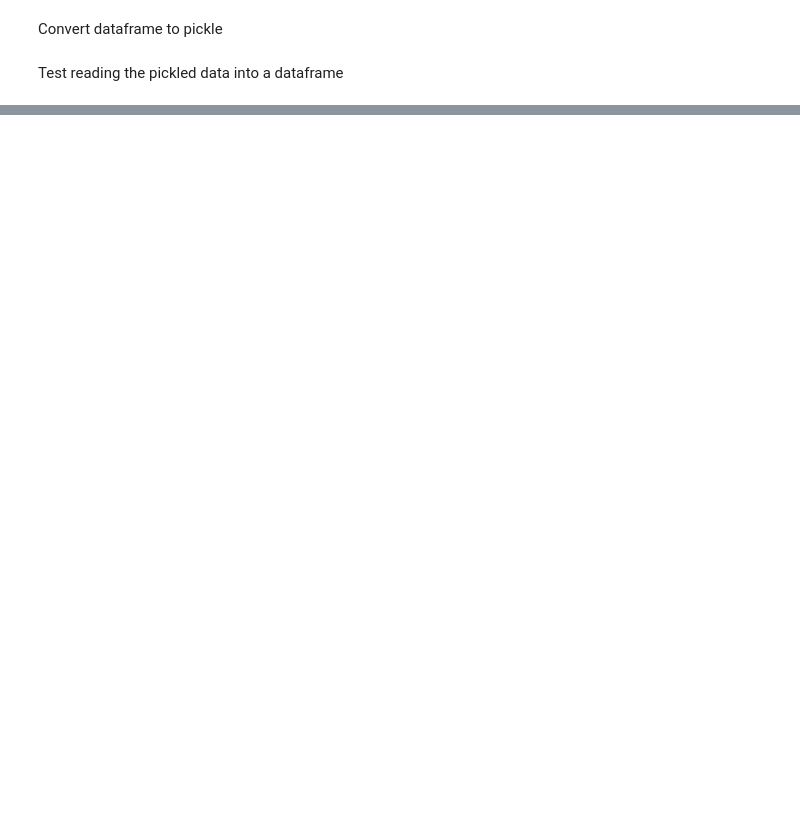
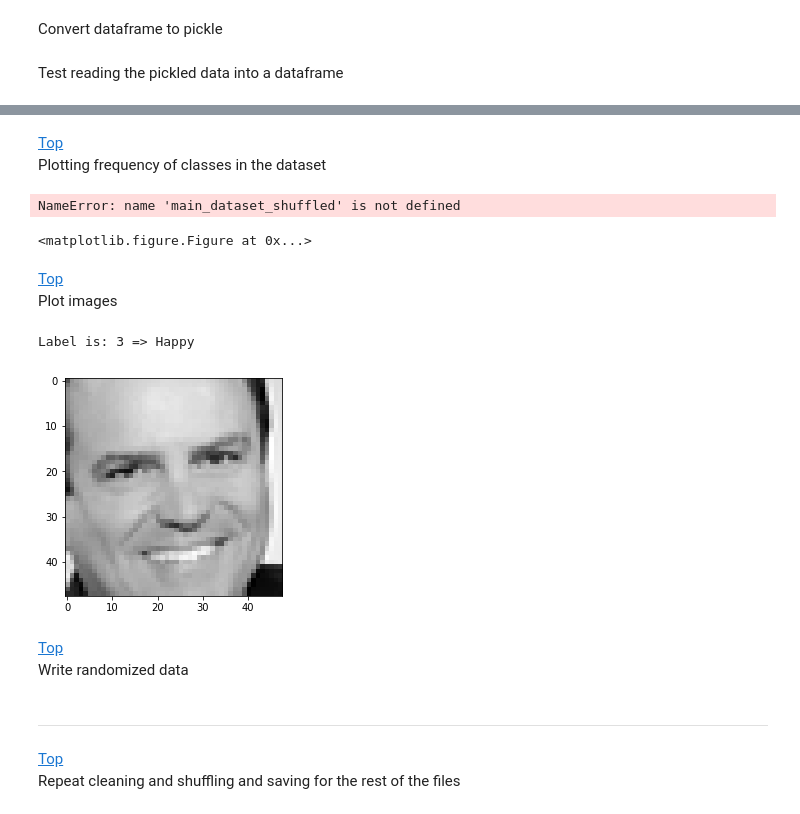
Before and after one commit to HebaNAS/KNN-Classifier, a Jupyter notebook: F21DM_CW1.ipynb, the cells around one changed output, grey strips where cells are left out. Cells and saved outputs as stored; diff of their text form; code cells hidden in the pictures; blank space fills up the shorter version.

```diff
--- a/F21DM_CW1.ipynb
+++ b/F21DM_CW1.ipynb
@@ -80,0 +93,6 @@ Write the modified dataframe to csv and store it in the drive
+# %%
+# Use python pandas library to read the csv file, with no headers, and discarding the first row which
+# has the names 'emotion' and 'pixel' as column names
+main_dataset = pd.read_csv('fer2018/fer2018.csv',
+                           header=None, skiprows=1)
+main_dataset.head(20)
@@ -335,2 +164,0 @@ Shuffle the rows in the dataset
-# %%
-main_dataset = pd.read_csv('/content/drive/My Drive/generated_data/preprocessed_csv/fer2018.csv')
@@ -394,0 +598,4 @@ main_dataset_shuffled.to_pickle('/content/drive/My Drive/generated_data/pickled_
+# %%
+main_dataset_cleaned = main_dataset.drop_duplicates()
+main_dataset_cleaned = main_dataset_cleaned.dropna(axis=0, how='any')
+print(main_dataset_cleaned.shape)
@@ -394,0 +606,8 @@ main_dataset_shuffled.to_pickle('/content/drive/My Drive/generated_data/pickled_
+# %%
+# We use scikit learn's shuffle function to randomize our data
+# we add a value for random state to the randomization pattern
+# can be reproduces later
+main_dataset_shuffled = shuffle(main_dataset_cleaned, random_state=42)
+
+# View the result
+main_dataset_shuffled.head(10)
@@ -394,0 +628,37 @@ main_dataset_shuffled.to_pickle('/content/drive/My Drive/generated_data/pickled_
+# %% [markdown]
+<a id='section2b'></a>
+[Top](#toc)<br>
+Plotting frequency of classes in the dataset
+# %%
+plt.figure(figsize=(15, 10))
+plt.hist(main_dataset_shuffled.iloc[:, 0])
+plt.title("Frequency of each emotion")
+tick_marks = np.arange(len(classes), 1.0)
+plt.xticks(tick_marks, classes, rotation=45)
+plt.xlabel("Emotion")
+plt.ylabel("Count")
+plt.show()
+# %% [output]
+NameError: name 'main_dataset_shuffled' is not defined
+<matplotlib.figure.Figure at 0x...>
+# %% [markdown]
+<a id='section2c'></a>
+[Top](#toc)<br>
+Plot images
+# %%
+# Randomly select an image from the dataset
+index = int(np.random.randint(low=0, high=main_dataset_shuffled.shape[0]))
+
+# Reshaping pixels back to their 2D original shape (48 x 48) to plot them
+image = np.asarray(main_dataset_shuffled.iloc[index, 1:], dtype=np.float64).reshape((48, 48))
+
+# Using matplotlib to plot the image
+plt.imshow(image, cmap='gray')
+print ('Label is: {} => {}'.format(main_dataset_shuffled.iloc[index, 0], emotions[main_dataset_shuffled.iloc[index, 0]]))
+# %% [output]
+Label is: 3 => Happy
+[figure, added]
+# %% [markdown]
+<a id='section2d'></a>
+[Top](#toc)<br>
+Write randomized data
@@ -394,0 +669,6 @@ main_dataset_shuffled.to_pickle('/content/drive/My Drive/generated_data/pickled_
+# %% [markdown]
+<hr>
+# %% [markdown]
+<a id='section2e'></a>
+[Top](#toc)<br>
+Repeat cleaning and shuffling and saving for the rest of the files
```
Also changed, not shown: parts of 409 cells of this notebook, 1 other file.
